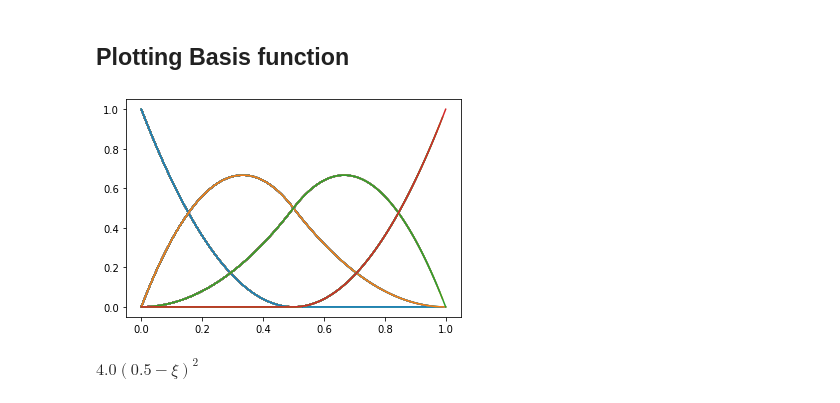
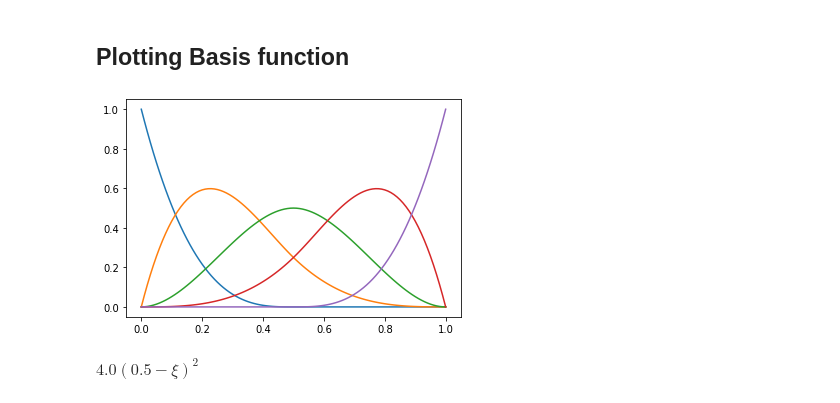
Before and after one commit to bhagath555/Symbolic_BSpline, a Jupyter notebook: Jupyter Version/B_Spline.ipynb, the cells around one changed output. Cells and saved outputs as stored; diff of their text form; code cells hidden in the pictures.

```diff
--- a/Jupyter Version/B_Spline.ipynb
+++ b/Jupyter Version/B_Spline.ipynb
@@ -112,22 +112,20 @@ def bspline_elem_basis(p, kont, xi, el):
 ## Plotting Basis function
 # %%
 a = symp.Symbol('xi')
-i = 1
-p = 2
-knot = [0,0,0,0.5,1,1,1]
-span = 3
-basis =bspline_sym(2, p, knot, a,0.75)
+p = 3
+knot = [0,0,0,0,0.5,1,1,1,1]
 
-for i in range(0,4):
+num = len(knot)-(p+1)
+for i in range(0,num):
     par = [];
     bsp = []
     for x in range(0,101):
         basis =bspline_sym(i, p, knot, a,x/100)
         par.append(x/100)
         bsp.append(basis.subs(a,x/100))
-        plt.plot(par,bsp)
+    plt.plot(par,bsp)
 # %% [output]
-[figure, old version]
+[figure, new version]
 # %%
 basis = bspline_sym(0, p, knot, a,0.25)
 basis
```
Also changed, not shown: 1 other file.
